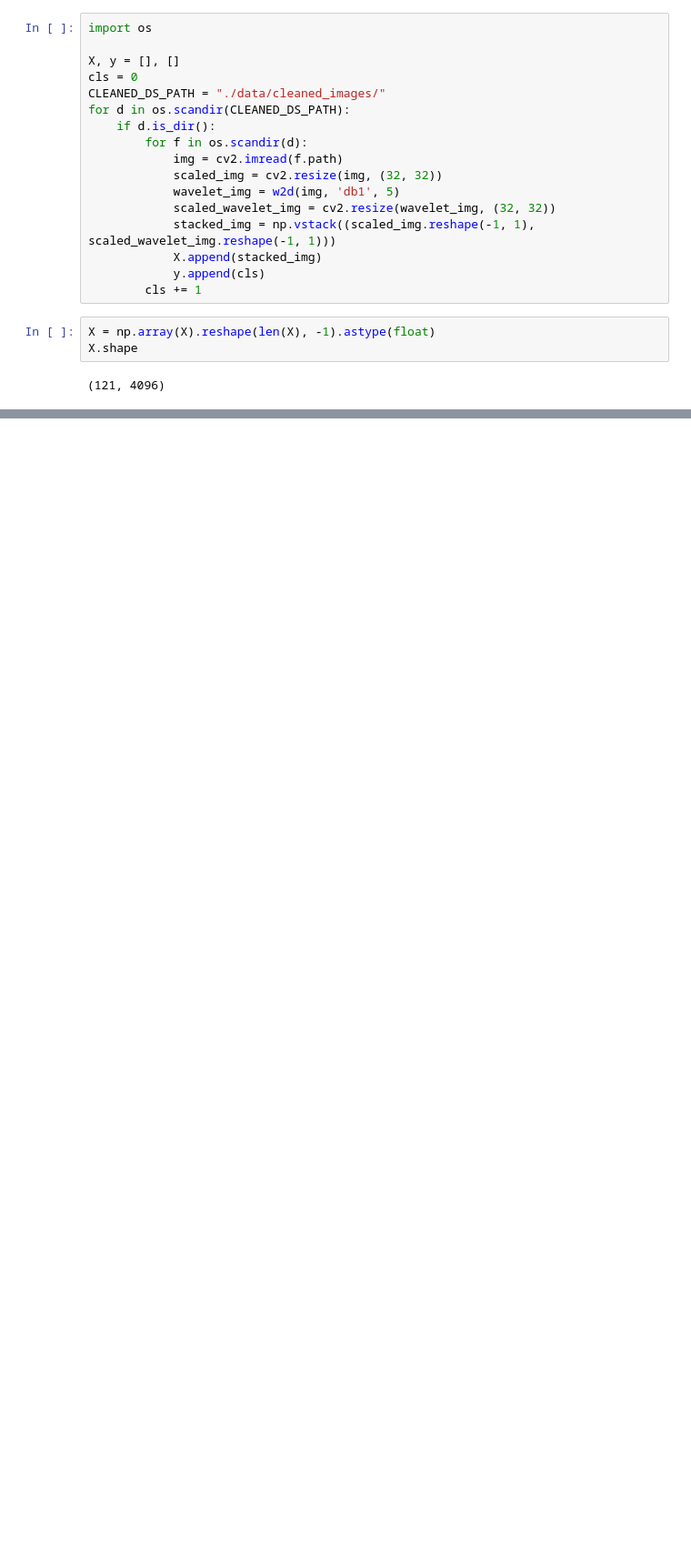
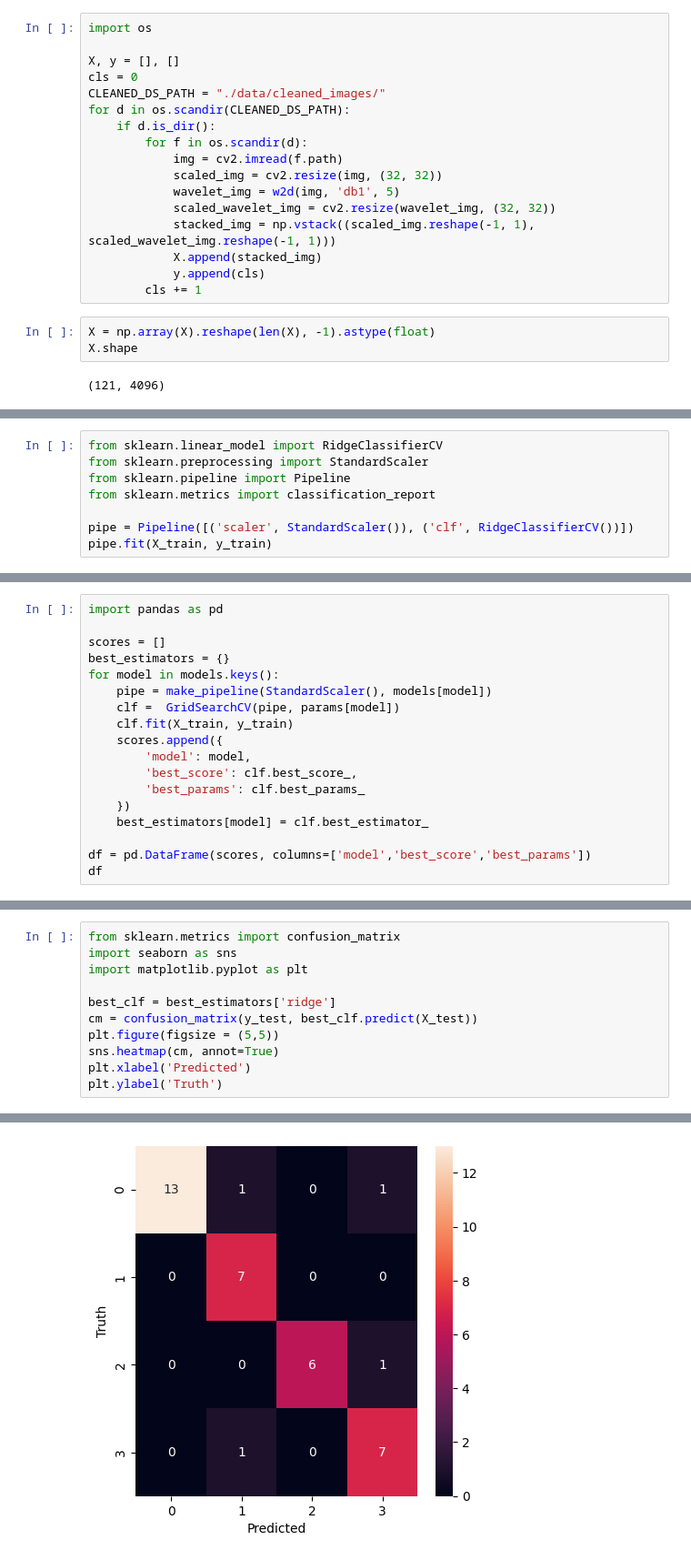
Before and after one commit to nshian/sports-celeb-img-clf, a Jupyter notebook: model/model.ipynb, the cells around one changed output, grey strips where cells are left out. Shown at 91% size. Drawn from its saved outputs; the diff is of its cells as text; blank space fills up the shorter version.

Commit message:
Train classifier and save model

```diff
--- a/model/model.ipynb
+++ b/model/model.ipynb
@@ -48,0 +103,8 @@ X.shape
+# %%
+from sklearn.linear_model import RidgeClassifierCV
+from sklearn.preprocessing import StandardScaler
+from sklearn.pipeline import Pipeline
+from sklearn.metrics import classification_report
+
+pipe = Pipeline([('scaler', StandardScaler()), ('clf', RidgeClassifierCV())])
+pipe.fit(X_train, y_train)
@@ -48,0 +153,18 @@ X.shape
+# %%
+import pandas as pd
+
+scores = []
+best_estimators = {}
+for model in models.keys():
+    pipe = make_pipeline(StandardScaler(), models[model])
+    clf =  GridSearchCV(pipe, params[model])
+    clf.fit(X_train, y_train)
+    scores.append({
+        'model': model,
+        'best_score': clf.best_score_,
+        'best_params': clf.best_params_
+    })
+    best_estimators[model] = clf.best_estimator_
+
+df = pd.DataFrame(scores, columns=['model','best_score','best_params'])
+df
@@ -48,0 +217,12 @@ X.shape
+# %%
+from sklearn.metrics import confusion_matrix
+import seaborn as sns
+import matplotlib.pyplot as plt
+
+best_clf = best_estimators['ridge']
+cm = confusion_matrix(y_test, best_clf.predict(X_test))
+plt.figure(figsize = (5,5))
+sns.heatmap(cm, annot=True)
+plt.xlabel('Predicted')
+plt.ylabel('Truth')
+# %% [output]
@@ -48,0 +230 @@ X.shape
+[figure, added]
```
Also changed, not shown: parts of 21 cells of this notebook, 5 other files.
